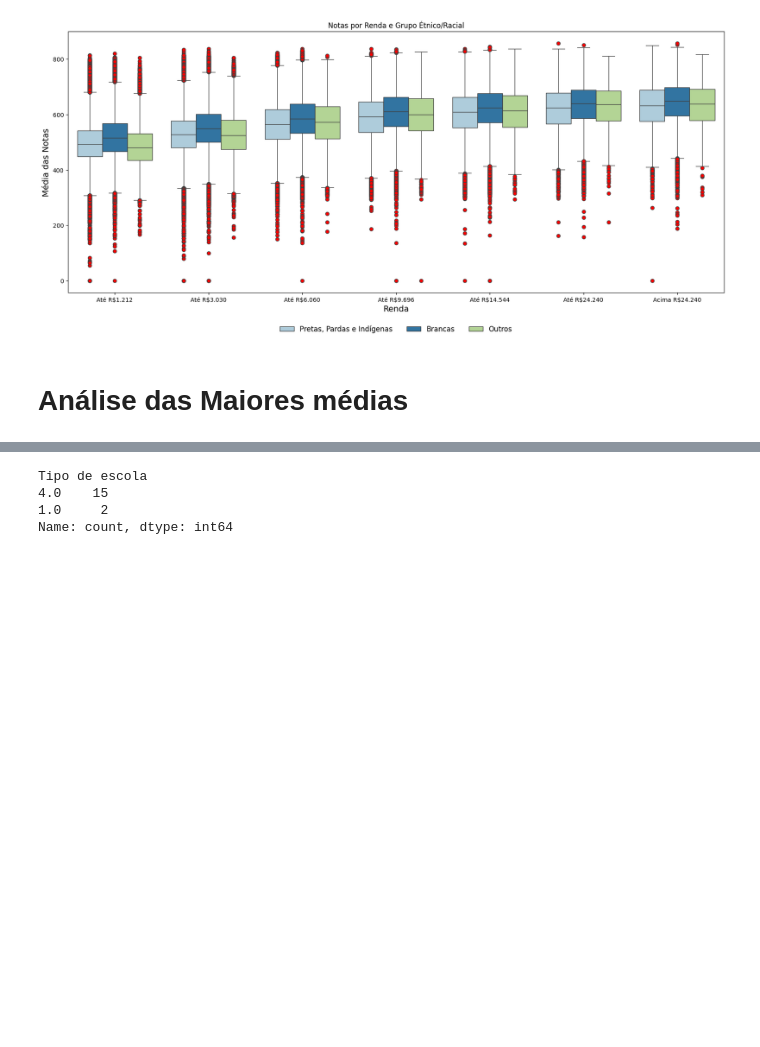
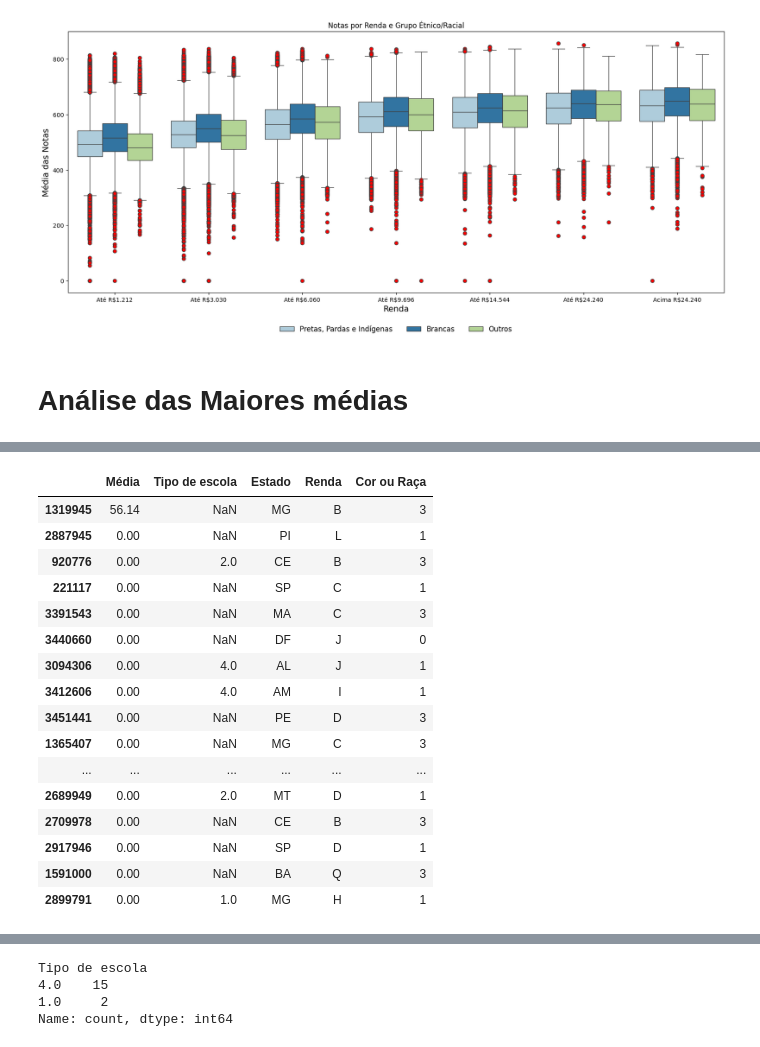
Before and after one commit to Grupo-B-Turma-2-Ada-VemSerTech/Projeto_Mod04_Ada_VemSerTech, a Jupyter notebook: Projeto.ipynb, the cells around one changed output, grey strips where cells are left out. Cells and saved outputs as stored; diff of their text form; code cells hidden in the pictures; blank space fills up the shorter version.

```diff
--- a/Projeto.ipynb
+++ b/Projeto.ipynb
@@ -872,3 +853,25 @@ medias_ordenadas
+# %%
+# 22 pessoas tiveram média zero
+
+medias_ordenadas.tail(23)
+# %% [output]
+|  | Média | Tipo de escola | Estado | Renda | Cor ou Raça |
+| 1319945 | 56.14 | NaN | MG | B | 3 |
+| 2887945 | 0.00 | NaN | PI | L | 1 |
+| 920776 | 0.00 | 2.0 | CE | B | 3 |
+| 221117 | 0.00 | NaN | SP | C | 1 |
+| 3391543 | 0.00 | NaN | MA | C | 3 |
+| 3440660 | 0.00 | NaN | DF | J | 0 |
+| 3094306 | 0.00 | 4.0 | AL | J | 1 |
+| 3412606 | 0.00 | 4.0 | AM | I | 1 |
+| 3451441 | 0.00 | NaN | PE | D | 3 |
+| 1365407 | 0.00 | NaN | MG | C | 3 |
+| ... | ... | ... | ... | ... | ... |
+| 2689949 | 0.00 | 2.0 | MT | D | 1 |
+| 2709978 | 0.00 | NaN | CE | B | 3 |
+| 2917946 | 0.00 | NaN | SP | D | 1 |
+| 1591000 | 0.00 | NaN | BA | Q | 3 |
+| 2899791 | 0.00 | 1.0 | MG | H | 1 |
 # %%
 maiores_medias = medias_ordenadas.head(50)
 maiores_medias
```
Also changed, not shown: parts of 7 cells of this notebook.
